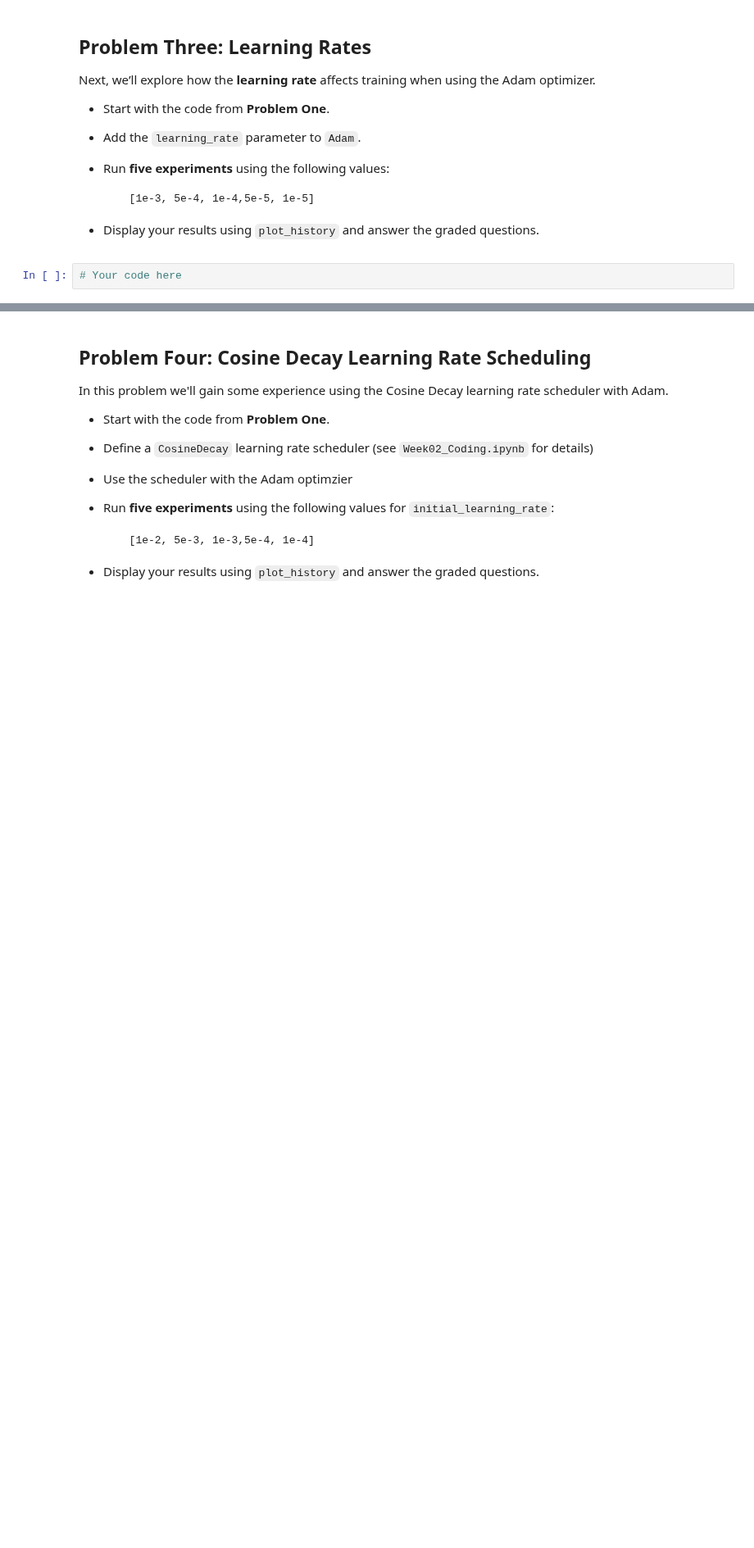
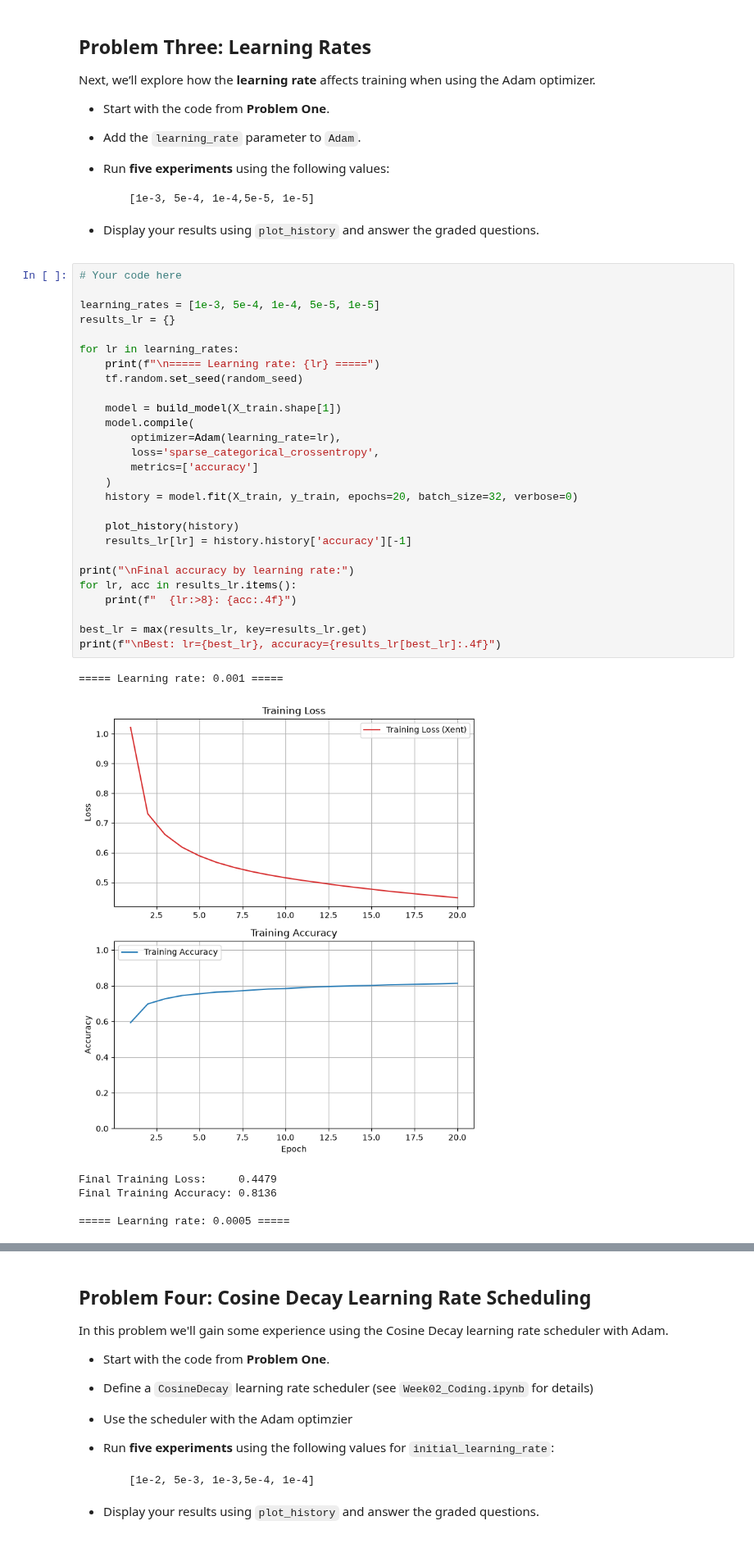
Before and after one commit to g-poklitar/DX703-HW, a Jupyter notebook: Homework_02 (2).ipynb, the cells around one changed output, grey strips where cells are left out. Shown at 82% size. Drawn from its saved outputs; the diff is of its cells as text; blank space fills up the shorter version.

```diff
--- a/Homework_02 (2).ipynb
+++ b/Homework_02 (2).ipynb
@@ -212,3 +344,35 @@ Next, we’ll explore how the **learning rate** affects training when using the
 * Display your results using `plot_history` and answer the graded questions.
 # %%
 # Your code here
+
+learning_rates = [1e-3, 5e-4, 1e-4, 5e-5, 1e-5]
+results_lr = {}
+
+for lr in learning_rates:
+    print(f"\n===== Learning rate: {lr} =====")
+    tf.random.set_seed(random_seed)
+
+    model = build_model(X_train.shape[1])
+    model.compile(
+        optimizer=Adam(learning_rate=lr),
+        loss='sparse_categorical_crossentropy',
+        metrics=['accuracy']
+    )
+    history = model.fit(X_train, y_train, epochs=20, batch_size=32, verbose=0)
+
+    plot_history(history)
+    results_lr[lr] = history.history['accuracy'][-1]
+
+print("\nFinal accuracy by learning rate:")
+for lr, acc in results_lr.items():
+    print(f"  {lr:>8}: {acc:.4f}")
+
+best_lr = max(results_lr, key=results_lr.get)
+print(f"\nBest: lr={best_lr}, accuracy={results_lr[best_lr]:.4f}")
+# %% [output]
+===== Learning rate: 0.001 =====
+[figure, added]
+Final Training Loss:     0.4479
+Final Training Accuracy: 0.8136
+
+===== Learning rate: 0.0005 =====
```
Also changed, not shown: parts of 27 cells of this notebook.
